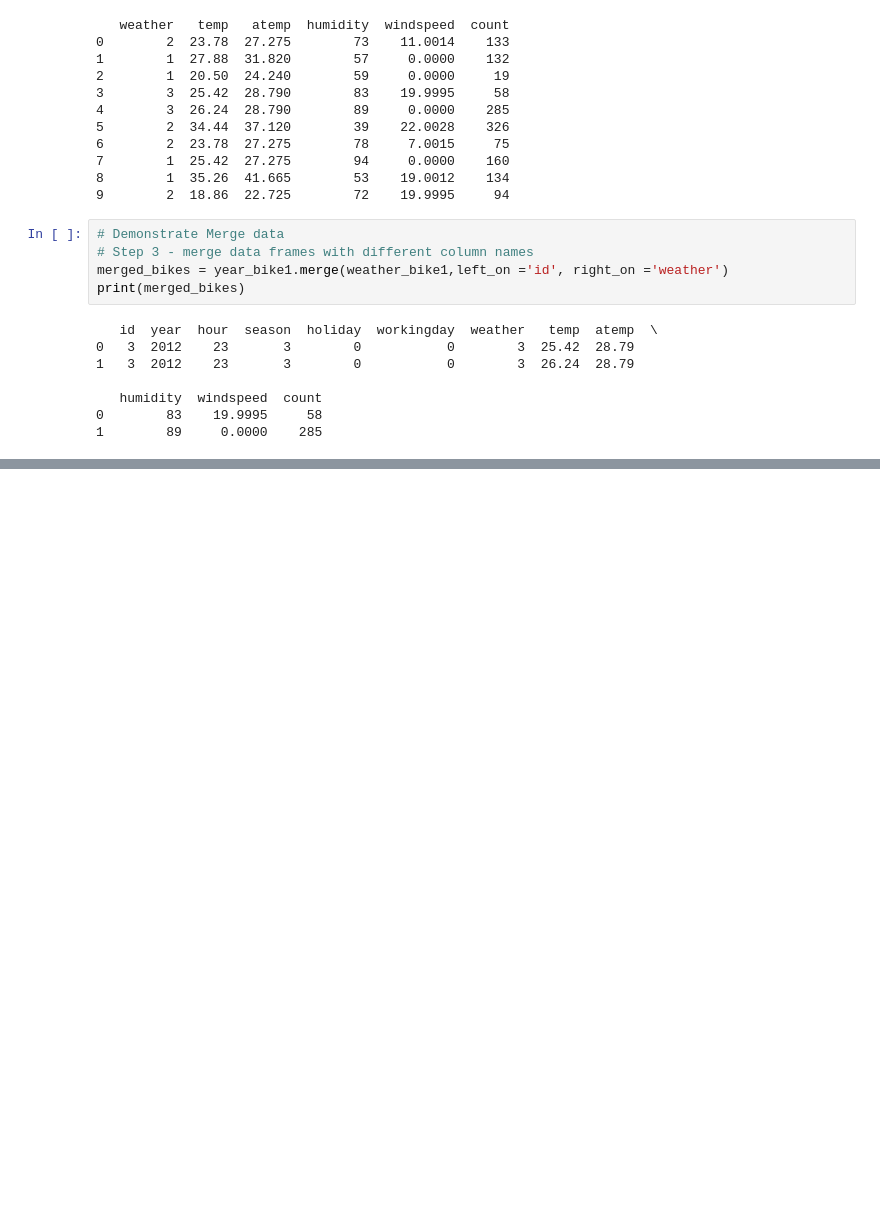
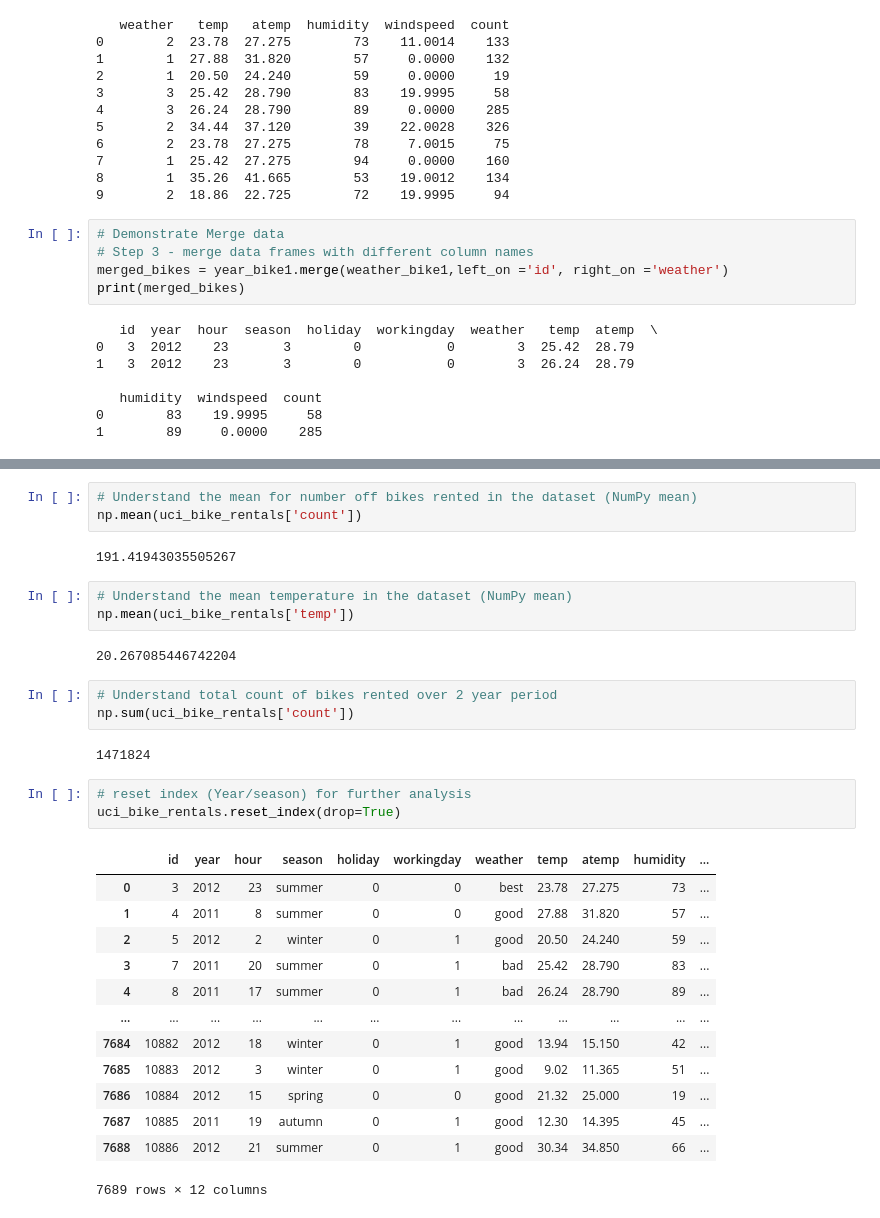
Before and after one commit to anyafrydrych/UCDPA_AnnaKleynhans, a Jupyter notebook: UCDPA_AnnaKleynhans.ipynb, the cells around one changed output, grey strips where cells are left out. Cells and saved outputs as stored; diff of their text form; blank space fills up the shorter version.

```diff
--- a/UCDPA_AnnaKleynhans.ipynb
+++ b/UCDPA_AnnaKleynhans.ipynb
@@ -319 +305,33 @@ uci_bike_rentals_ind.sort_index()
 7689 rows × 10 columns
+# %%
+# Understand the mean for number off bikes rented in the dataset (NumPy mean)
+np.mean(uci_bike_rentals['count'])
+# %% [output]
+191.41943035505267
+# %%
+# Understand the mean temperature in the dataset (NumPy mean)
+np.mean(uci_bike_rentals['temp'])
+# %% [output]
+20.267085446742204
+# %%
+# Understand total count of bikes rented over 2 year period
+np.sum(uci_bike_rentals['count'])
+# %% [output]
+1471824
+# %%
+# reset index (Year/season) for further analysis
+uci_bike_rentals.reset_index(drop=True)
+# %% [output]
+|  | id | year | hour | season | holiday | workingday | weather | temp | atemp | humidity | ... |
+| 0 | 3 | 2012 | 23 | summer | 0 | 0 | best | 23.78 | 27.275 | 73 | ... |
+| 1 | 4 | 2011 | 8 | summer | 0 | 0 | good | 27.88 | 31.820 | 57 | ... |
+| 2 | 5 | 2012 | 2 | winter | 0 | 1 | good | 20.50 | 24.240 | 59 | ... |
+| 3 | 7 | 2011 | 20 | summer | 0 | 1 | bad | 25.42 | 28.790 | 83 | ... |
+| 4 | 8 | 2011 | 17 | summer | 0 | 1 | bad | 26.24 | 28.790 | 89 | ... |
+| ... | ... | ... | ... | ... | ... | ... | ... | ... | ... | ... | ... |
+| 7684 | 10882 | 2012 | 18 | winter | 0 | 1 | good | 13.94 | 15.150 | 42 | ... |
+| 7685 | 10883 | 2012 | 3 | winter | 0 | 1 | good | 9.02 | 11.365 | 51 | ... |
+| 7686 | 10884 | 2012 | 15 | spring | 0 | 0 | good | 21.32 | 25.000 | 19 | ... |
+| 7687 | 10885 | 2011 | 19 | autumn | 0 | 1 | good | 12.30 | 14.395 | 45 | ... |
+| 7688 | 10886 | 2012 | 21 | summer | 0 | 1 | good | 30.34 | 34.850 | 66 | ... |
+7689 rows × 12 columns
```
Also changed, not shown: parts of 15 cells of this notebook.
